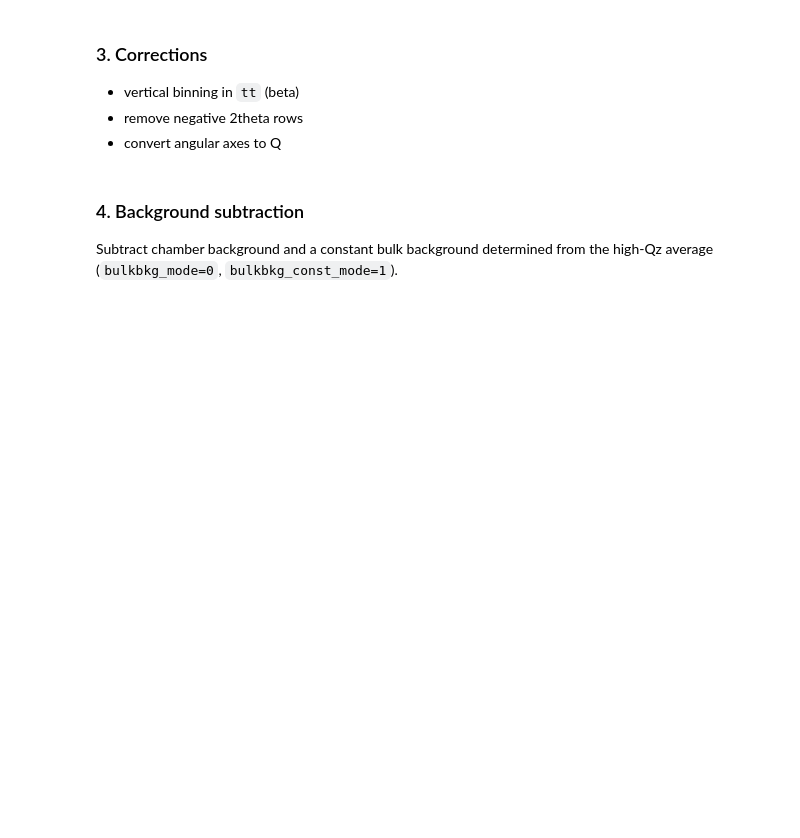
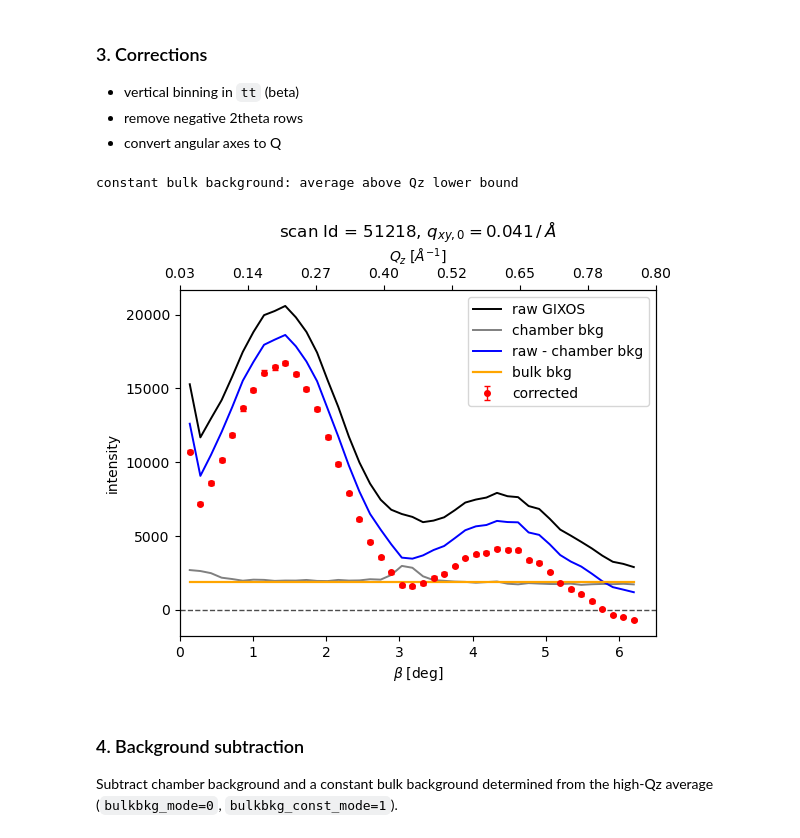
Before and after one commit to XYangXRay/pxrr, a Jupyter notebook: example/pxrr_opls_full.ipynb, the cells around one changed output. Drawn from its saved outputs; the diff is of its cells as text; code cells hidden in the pictures; blank space fills up the shorter version.

```diff
--- a/example/pxrr_opls_full.ipynb
+++ b/example/pxrr_opls_full.ipynb
@@ -108,14 +90,28 @@ load 1d gixos cuts from NSLS-II/12ID
 - remove negative 2theta rows
 - convert angular axes to Q
 # %%
-GIXOSdata = binning_GIXOS_tt(GIXOSdata)
-GIXOSbkg  = binning_GIXOS_tt(GIXOSbkg)
+# Corrections (step 3) + background subtraction (step 4) in one call
+GIXOS_ana = GIXOS_correct(
+    GIXOSdata,
+    GIXOSbkg,
+    bulkbkg_mode=0,
+    bulkbkg_const_mode=1,
+    bulkbkg_const_qz_lb=0.7,
+    plot=True,
+)
 
-GIXOSdata = remove_negative_2theta(GIXOSdata)
-GIXOSbkg  = remove_negative_2theta(GIXOSbkg)
-
-GIXOSdata_q = GIXOS_th2q(GIXOSdata)
-GIXOSbkg_q  = GIXOS_th2q(GIXOSbkg)
+# --- Old way (backup) ---
+# GIXOSdata = binning_GIXOS_tt(GIXOSdata)
+# GIXOSbkg  = binning_GIXOS_tt(GIXOSbkg)
+#
+# GIXOSdata = remove_negative_2theta(GIXOSdata)
+# GIXOSbkg  = remove_negative_2theta(GIXOSbkg)
+#
+# GIXOSdata_q = GIXOS_th2q(GIXOSdata)
+# GIXOSbkg_q  = GIXOS_th2q(GIXOSbkg)
+# %% [output]
+constant bulk background: average above Qz lower bound
+[figure, added]
 # %% [markdown]
 ### 4. Background subtraction
 
```
Also changed, not shown: parts of 6 cells of this notebook, 32 other files.
